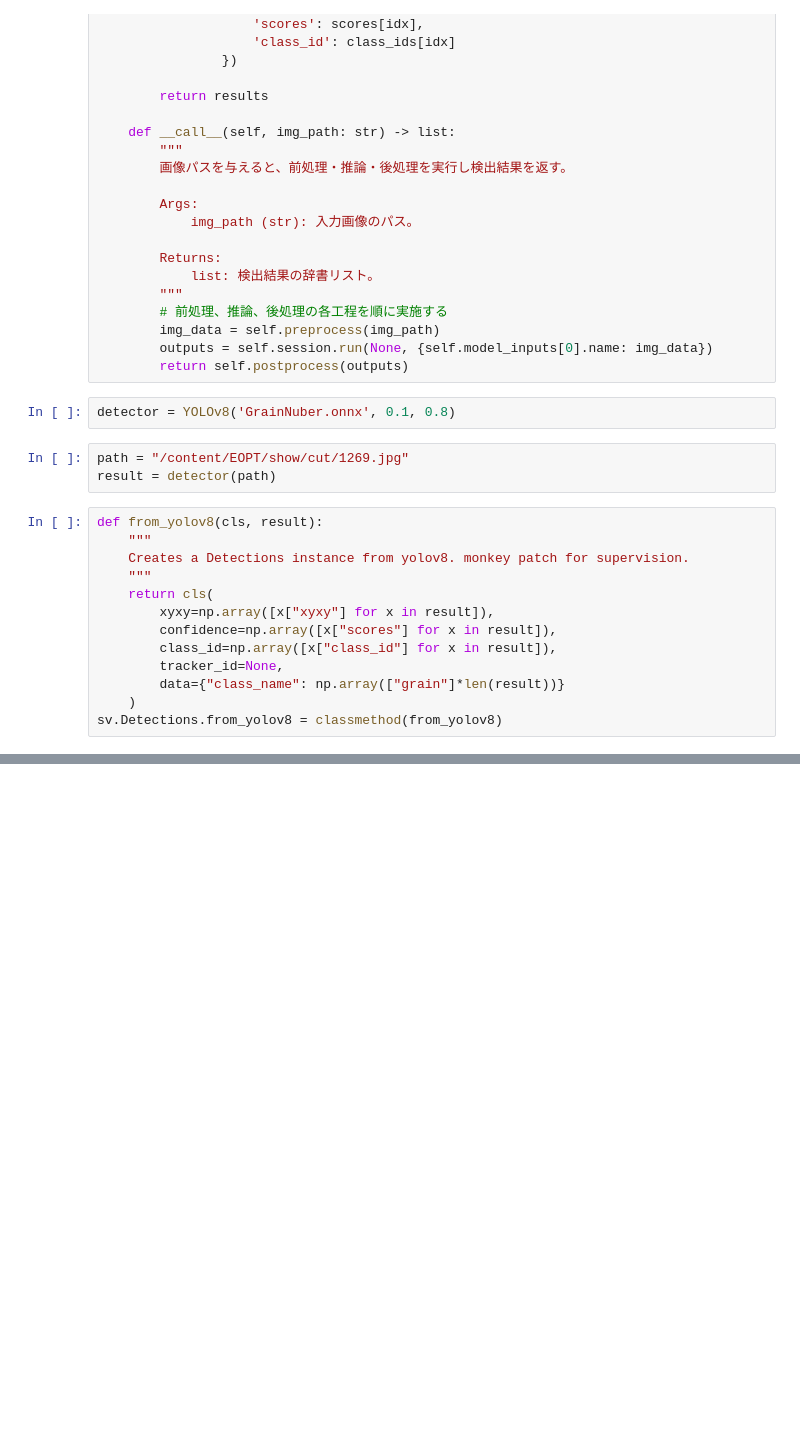
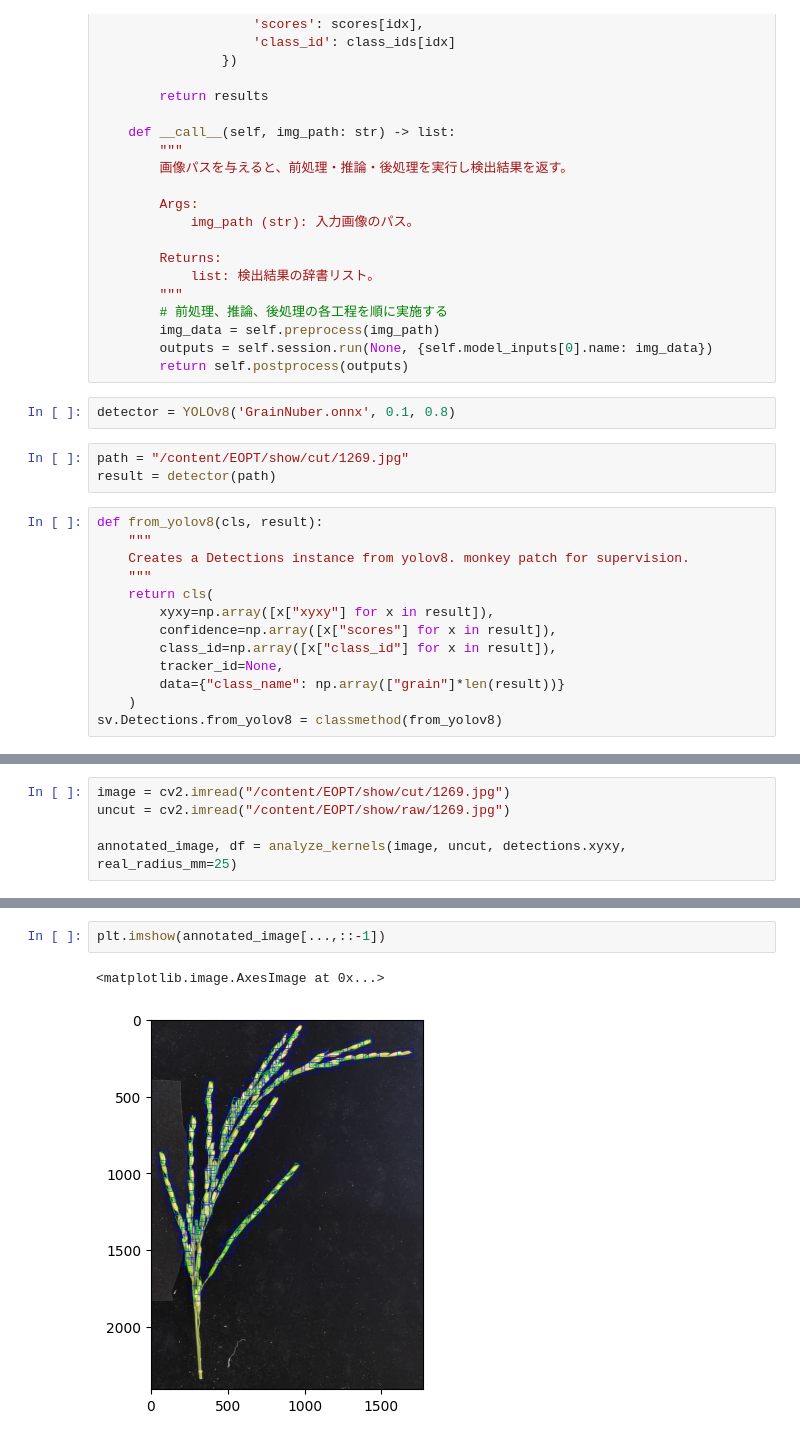
Before and after one commit to totti0223/phenogarden, a Jupyter notebook: modules/001_rice_panicle/main.ipynb, the cells around one changed output, grey strips where cells are left out. Cells and saved outputs as stored; diff of their text form; blank space fills up the shorter version.

```diff
--- a/modules/001_rice_panicle/main.ipynb
+++ b/modules/001_rice_panicle/main.ipynb
@@ -206,0 +385,5 @@ plt.imshow(annotated_image[...,::-1])
+# %%
+image = cv2.imread("/content/EOPT/show/cut/1269.jpg")
+uncut = cv2.imread("/content/EOPT/show/raw/1269.jpg")
+
+annotated_image, df = analyze_kernels(image, uncut, detections.xyxy, real_radius_mm=25)
@@ -206,0 +431,5 @@ plt.imshow(annotated_image[...,::-1])
+# %%
+plt.imshow(annotated_image[...,::-1])
+# %% [output]
+<matplotlib.image.AxesImage at 0x...>
+[figure, added]
```
Also changed, not shown: parts of 21 cells of this notebook.
